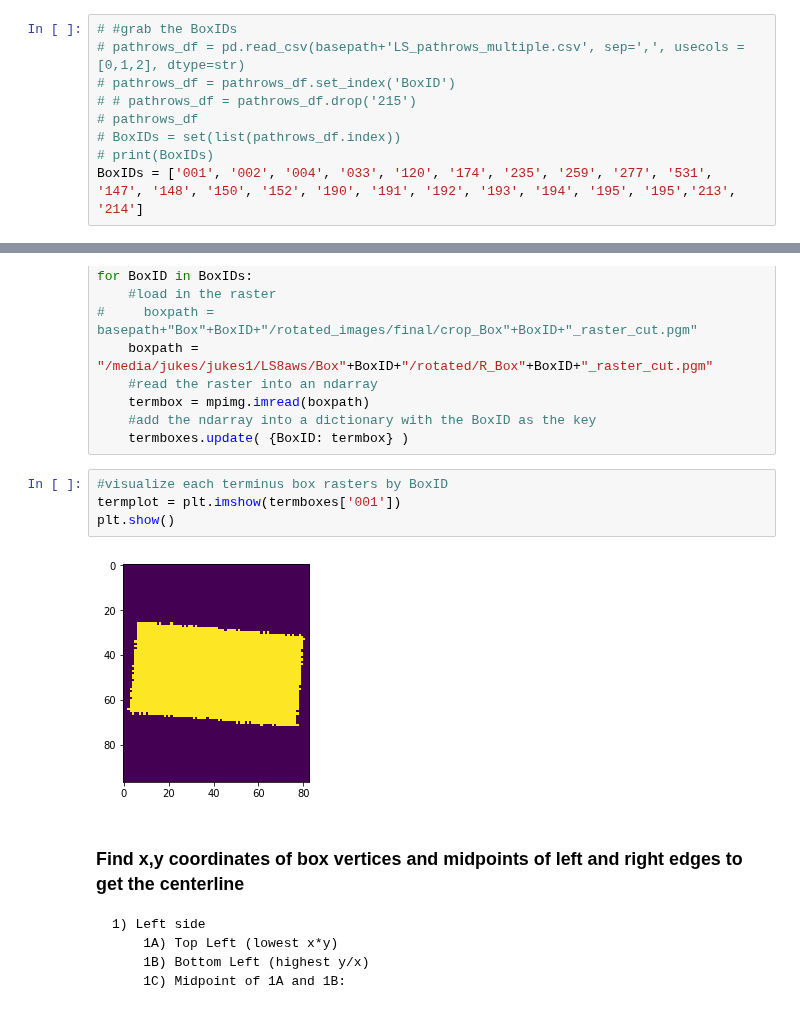
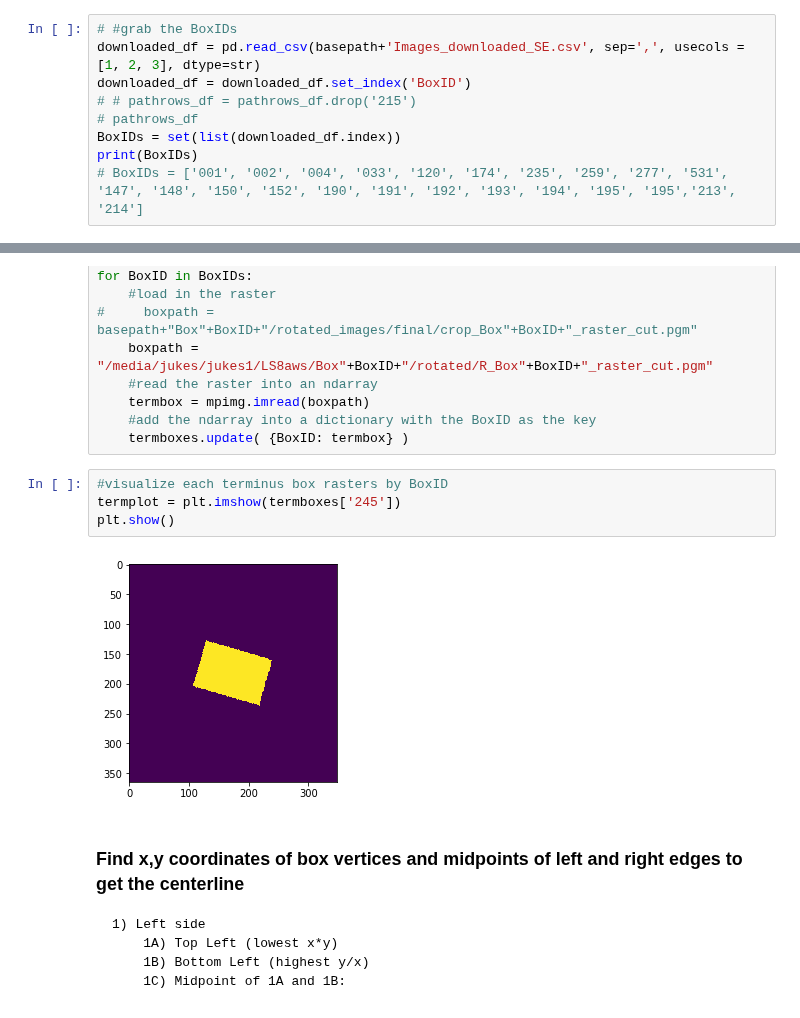
Before and after one commit to jukesliu/automated-glacier-terminus, a Jupyter notebook: Terminusbox_coords.ipynb, the cells around one changed output, grey strips where cells are left out. Saved outputs shown, nothing was run; the diff lists cells and outputs as text.

```diff
--- a/Terminusbox_coords.ipynb
+++ b/Terminusbox_coords.ipynb
@@ -18,10 +18,10 @@ from automated_terminus_functions import midpoint
 basepath = '/home/jukes/Documents/Sample_glaciers/'
 # %%
 # #grab the BoxIDs
-# pathrows_df = pd.read_csv(basepath+'LS_pathrows_multiple.csv', sep=',', usecols =[0,1,2], dtype=str)
-# pathrows_df = pathrows_df.set_index('BoxID')
+downloaded_df = pd.read_csv(basepath+'Images_downloaded_SE.csv', sep=',', usecols =[1, 2, 3], dtype=str)
+downloaded_df = downloaded_df.set_index('BoxID')
 # # pathrows_df = pathrows_df.drop('215')
 # pathrows_df
-# BoxIDs = set(list(pathrows_df.index))
-# print(BoxIDs)
-BoxIDs = ['001', '002', '004', '033', '120', '174', '235', '259', '277', '531', '147', '148', '150', '152', '190', '191', '192', '193', '194', '195', '195','213', '214']
+BoxIDs = set(list(downloaded_df.index))
+print(BoxIDs)
+# BoxIDs = ['001', '002', '004', '033', '120', '174', '235', '259', '277', '531', '147', '148', '150', '152', '190', '191', '192', '193', '194', '195', '195','213', '214']
@@ -42,10 +44,10 @@ for BoxID in BoxIDs:
     termboxes.update( {BoxID: termbox} )
 # %%
 #visualize each terminus box rasters by BoxID
-termplot = plt.imshow(termboxes['001'])
+termplot = plt.imshow(termboxes['245'])
 plt.show()
 # %% [output]
-[figure, old version]
+[figure, new version]
 # %% [markdown]
 ### Find x,y coordinates of box vertices and midpoints of left and right edges to get the centerline
 
```
Also changed, not shown: parts of 4 cells of this notebook, 3 other files.
